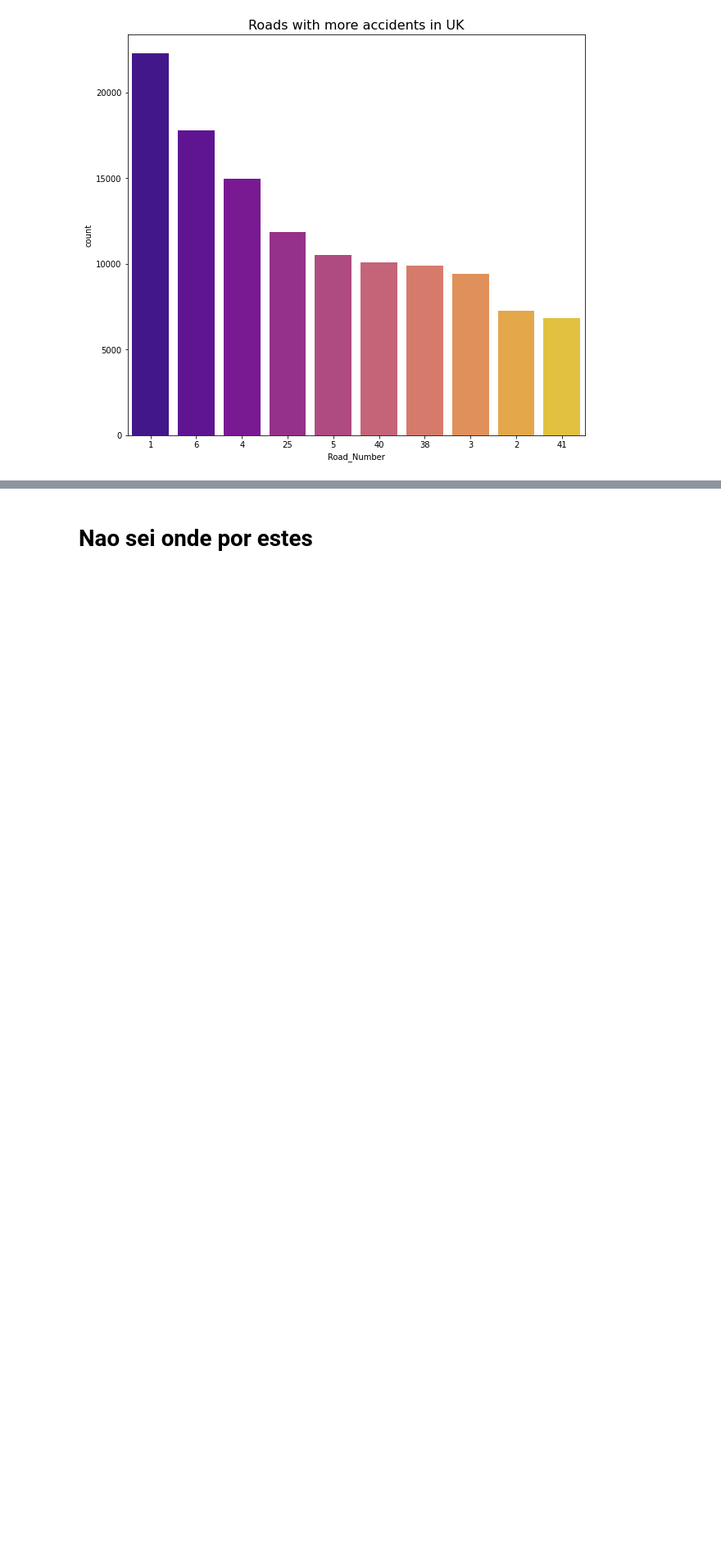
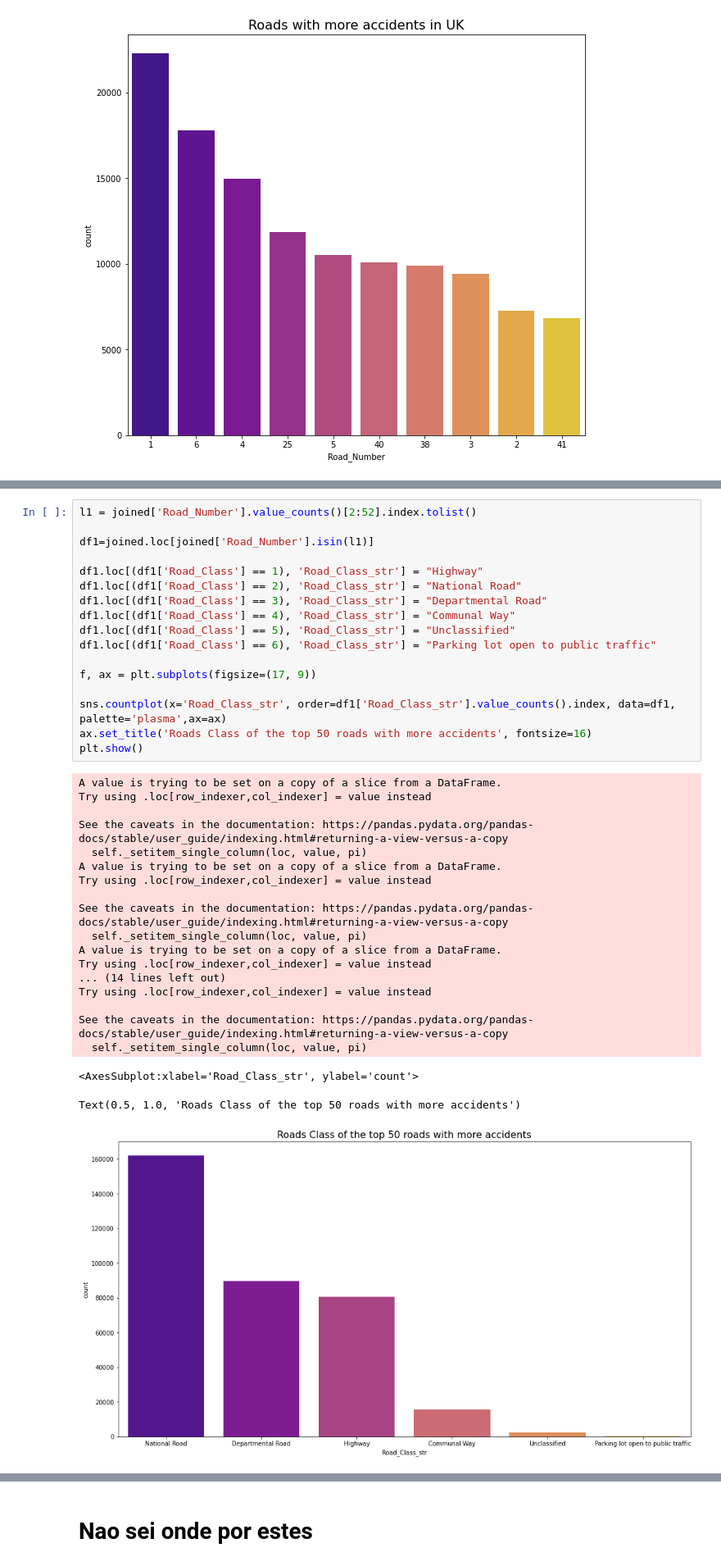
Before and after one commit to JotaCruz20/SGD2, a Jupyter notebook: 2º-Projeto.ipynb, the cells around one changed output, grey strips where cells are left out. Shown at 82% size. Saved outputs shown, nothing was run; the diff lists cells and outputs as text; blank space fills up the shorter version.

```diff
--- a/2º-Projeto.ipynb
+++ b/2º-Projeto.ipynb
@@ -2468,0 +2395,38 @@ Text(0.5, 1.0, 'Type of Road of the top 50 roads with more accidents')
+# %%
+l1 = joined['Road_Number'].value_counts()[2:52].index.tolist()
+
+df1=joined.loc[joined['Road_Number'].isin(l1)]
+
+df1.loc[(df1['Road_Class'] == 1), 'Road_Class_str'] = "Highway"
+df1.loc[(df1['Road_Class'] == 2), 'Road_Class_str'] = "National Road"
+df1.loc[(df1['Road_Class'] == 3), 'Road_Class_str'] = "Departmental Road"
+df1.loc[(df1['Road_Class'] == 4), 'Road_Class_str'] = "Communal Way"
+df1.loc[(df1['Road_Class'] == 5), 'Road_Class_str'] = "Unclassified"
+df1.loc[(df1['Road_Class'] == 6), 'Road_Class_str'] = "Parking lot open to public traffic"
+
+f, ax = plt.subplots(figsize=(17, 9))
+
+sns.countplot(x='Road_Class_str', order=df1['Road_Class_str'].value_counts().index, data=df1, palette='plasma',ax=ax)
+ax.set_title('Roads Class of the top 50 roads with more accidents', fontsize=16)
+plt.show()
+# %% [output]
+A value is trying to be set on a copy of a slice from a DataFrame.
+Try using .loc[row_indexer,col_indexer] = value instead
+
+See the caveats in the documentation: https://pandas.pydata.org/pandas-docs/stable/user_guide/indexing.html#returning-a-view-versus-a-copy
+  self._setitem_single_column(loc, value, pi)
+A value is trying to be set on a copy of a slice from a DataFrame.
+Try using .loc[row_indexer,col_indexer] = value instead
+
+See the caveats in the documentation: https://pandas.pydata.org/pandas-docs/stable/user_guide/indexing.html#returning-a-view-versus-a-copy
+  self._setitem_single_column(loc, value, pi)
+A value is trying to be set on a copy of a slice from a DataFrame.
+Try using .loc[row_indexer,col_indexer] = value instead
+... (14 lines left out)
+Try using .loc[row_indexer,col_indexer] = value instead
+
+See the caveats in the documentation: https://pandas.pydata.org/pandas-docs/stable/user_guide/indexing.html#returning-a-view-versus-a-copy
+  self._setitem_single_column(loc, value, pi)
+<AxesSubplot:xlabel='Road_Class_str', ylabel='count'>
+Text(0.5, 1.0, 'Roads Class of the top 50 roads with more accidents')
+[figure, added]
```
Also changed, not shown: parts of 35 cells of this notebook.
